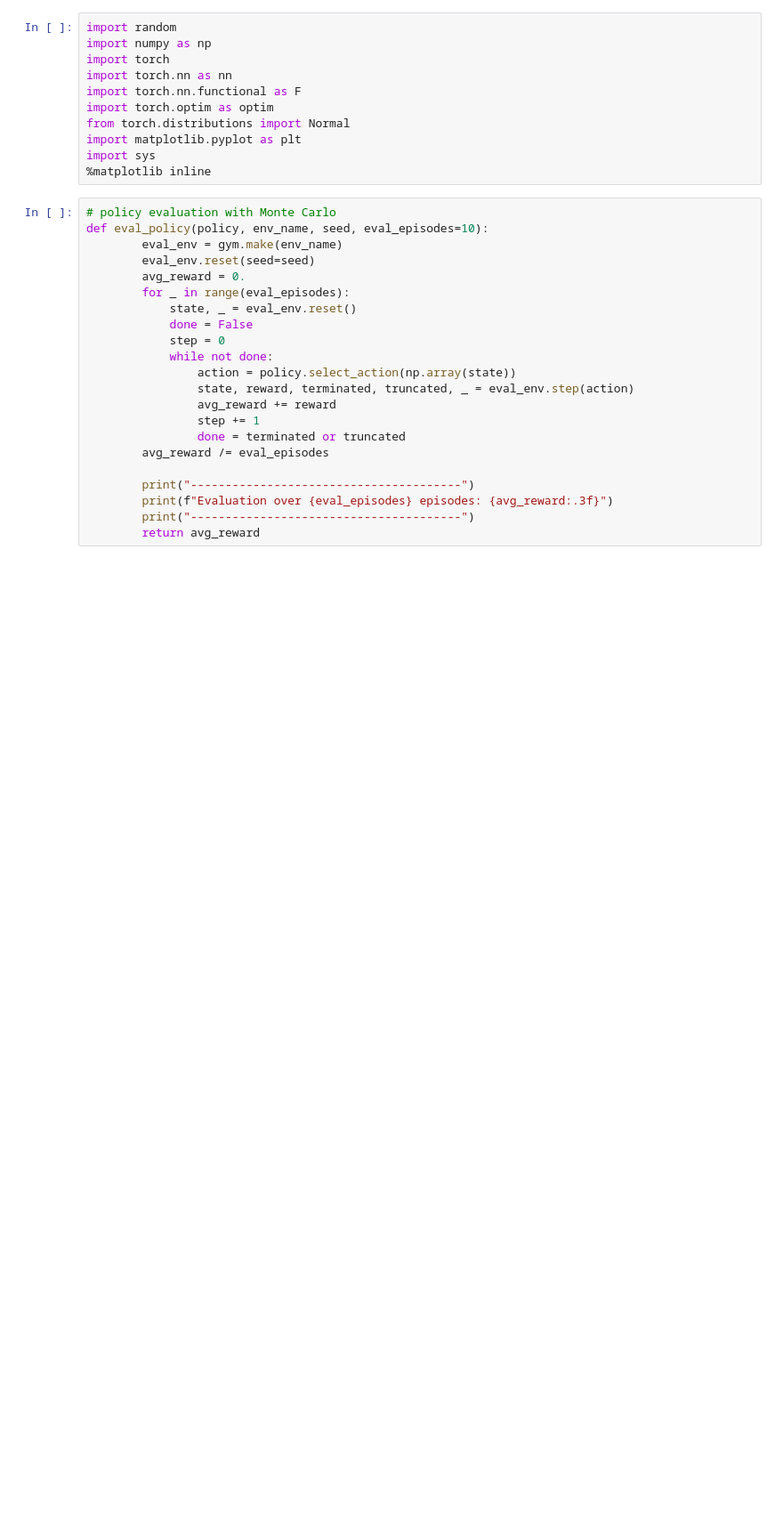
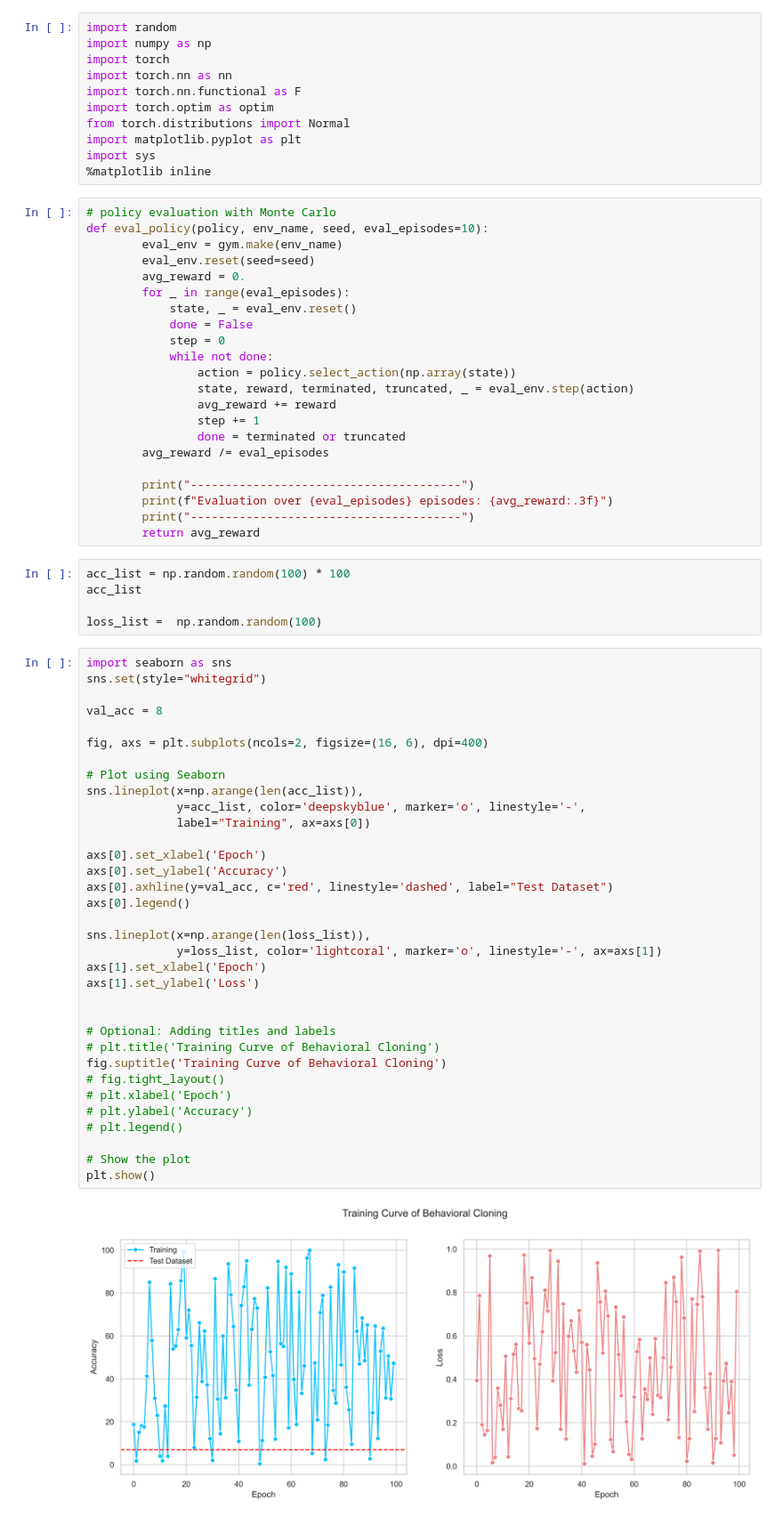
Before and after one commit to duanyang25/COS435_adaptive_mathtutor, a Jupyter notebook: models/evaluation.ipynb, the cells around one changed output. Shown at 89% size. Saved outputs shown, nothing was run; the diff lists cells and outputs as text; blank space fills up the shorter version.

```diff
--- a/models/evaluation.ipynb
+++ b/models/evaluation.ipynb
@@ -31,3 +31,44 @@ def eval_policy(policy, env_name, seed, eval_episodes=10):
         print(f"Evaluation over {eval_episodes} episodes: {avg_reward:.3f}")
         print("---------------------------------------")
         return avg_reward
+# %%
+acc_list = np.random.random(100) * 100
+acc_list
+
+loss_list =  np.random.random(100)
+# %%
+import seaborn as sns
+sns.set(style="whitegrid")
+
+val_acc = 8
+
+fig, axs = plt.subplots(ncols=2, figsize=(16, 6), dpi=400)
+
+# Plot using Seaborn
+sns.lineplot(x=np.arange(len(acc_list)),
+             y=acc_list, color='deepskyblue', marker='o', linestyle='-',
+             label="Training", ax=axs[0])
+
+axs[0].set_xlabel('Epoch')
+axs[0].set_ylabel('Accuracy')
+axs[0].axhline(y=val_acc, c='red', linestyle='dashed', label="Test Dataset")
+axs[0].legend()
+
+sns.lineplot(x=np.arange(len(loss_list)),
+             y=loss_list, color='lightcoral', marker='o', linestyle='-', ax=axs[1])
+axs[1].set_xlabel('Epoch')
+axs[1].set_ylabel('Loss')
+
+
+# Optional: Adding titles and labels
+# plt.title('Training Curve of Behavioral Cloning')
+fig.suptitle('Training Curve of Behavioral Cloning')
+# fig.tight_layout()
+# plt.xlabel('Epoch')
+# plt.ylabel('Accuracy')
+# plt.legend()
+
+# Show the plot
+plt.show()
+# %% [output]
+[figure, added]
```
Also changed, not shown: 2 other files.
